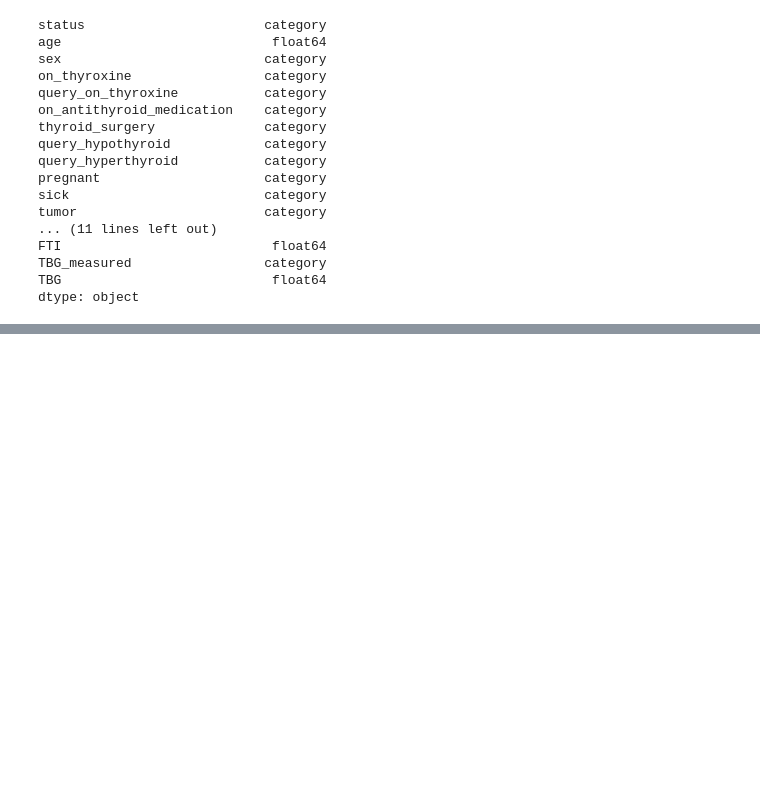
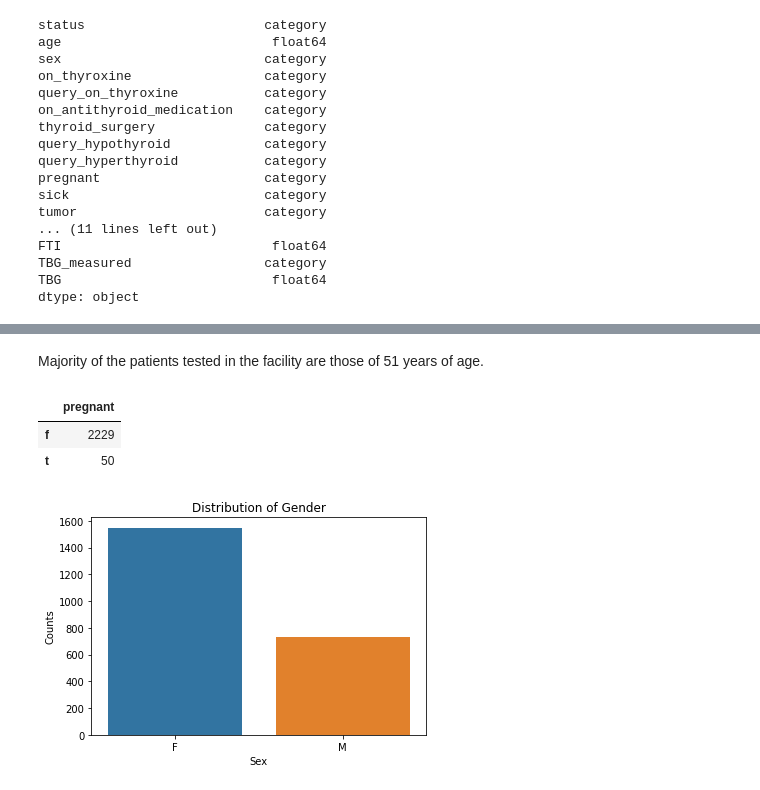
Before and after one commit to BintiKadzo/DSC14_Wk8_Nairobi_Hospital_Hypothyroidism_Test_Analysis, a Jupyter notebook: Moringa_Data_Science_Core_W8_Independent_Project_2022_04_Matilda_Kadzo.ipynb, the cells around one changed output, grey strips where cells are left out. Drawn from its saved outputs; the diff is of its cells as text; code cells hidden in the pictures; blank space fills up the shorter version.

```diff
--- a/Moringa_Data_Science_Core_W8_Independent_Project_2022_04_Matilda_Kadzo.ipynb
+++ b/Moringa_Data_Science_Core_W8_Independent_Project_2022_04_Matilda_Kadzo.ipynb
@@ -209,0 +388,20 @@ dtype: object
+# %% [markdown]
+Majority of the patients tested in the facility are those of 51 years of age.
+# %%
+# Pregnant frequency table
+
+hypothyroid_newdf['pregnant'].value_counts().to_frame()
+# %% [output]
+|  | pregnant |
+| f | 2229 |
+| t | 50 |
+# %%
+# Plotting countplots
+
+sns.countplot(hypothyroid_newdf['sex'], palette ='tab10')
+plt.title('Distribution of Gender')
+plt.xlabel('Sex')
+plt.ylabel('Counts')
+plt.show()
+# %% [output]
+[figure, added]
```
Also changed, not shown: parts of 96 cells of this notebook.
